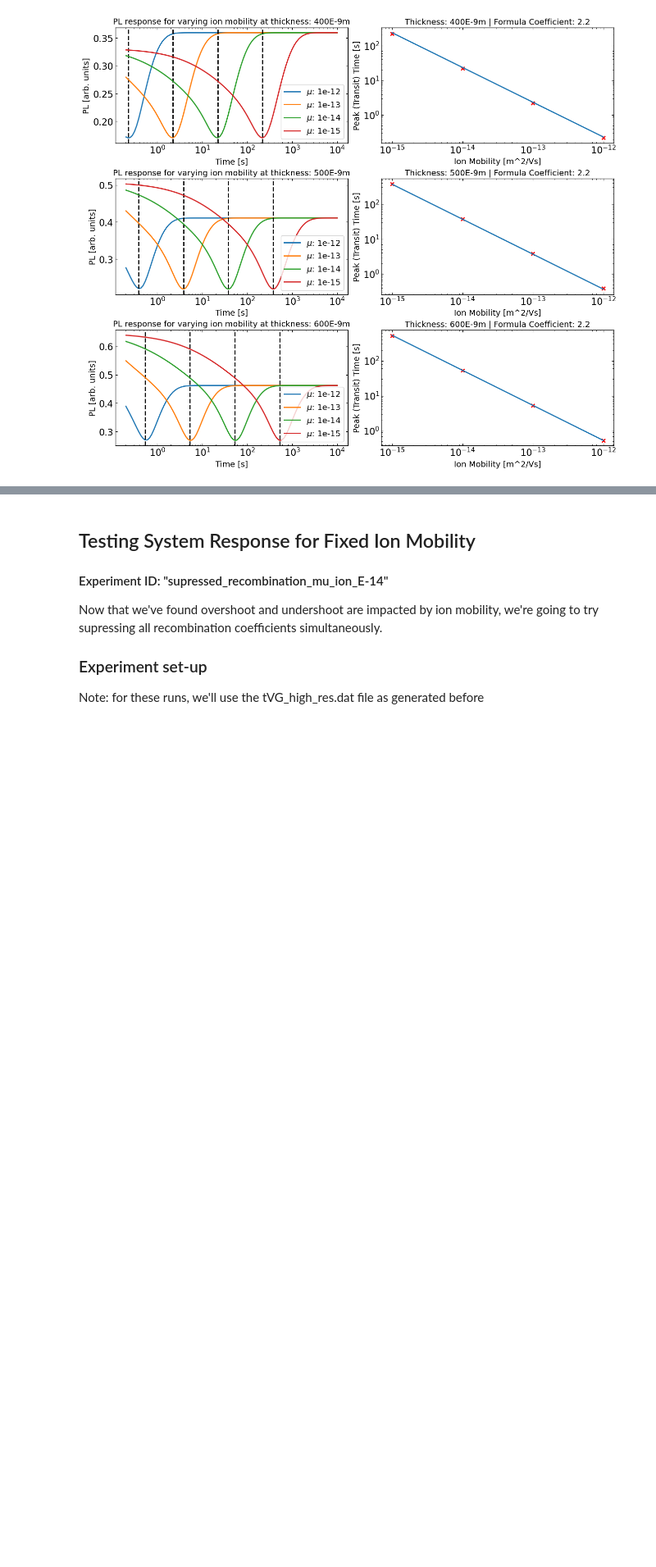
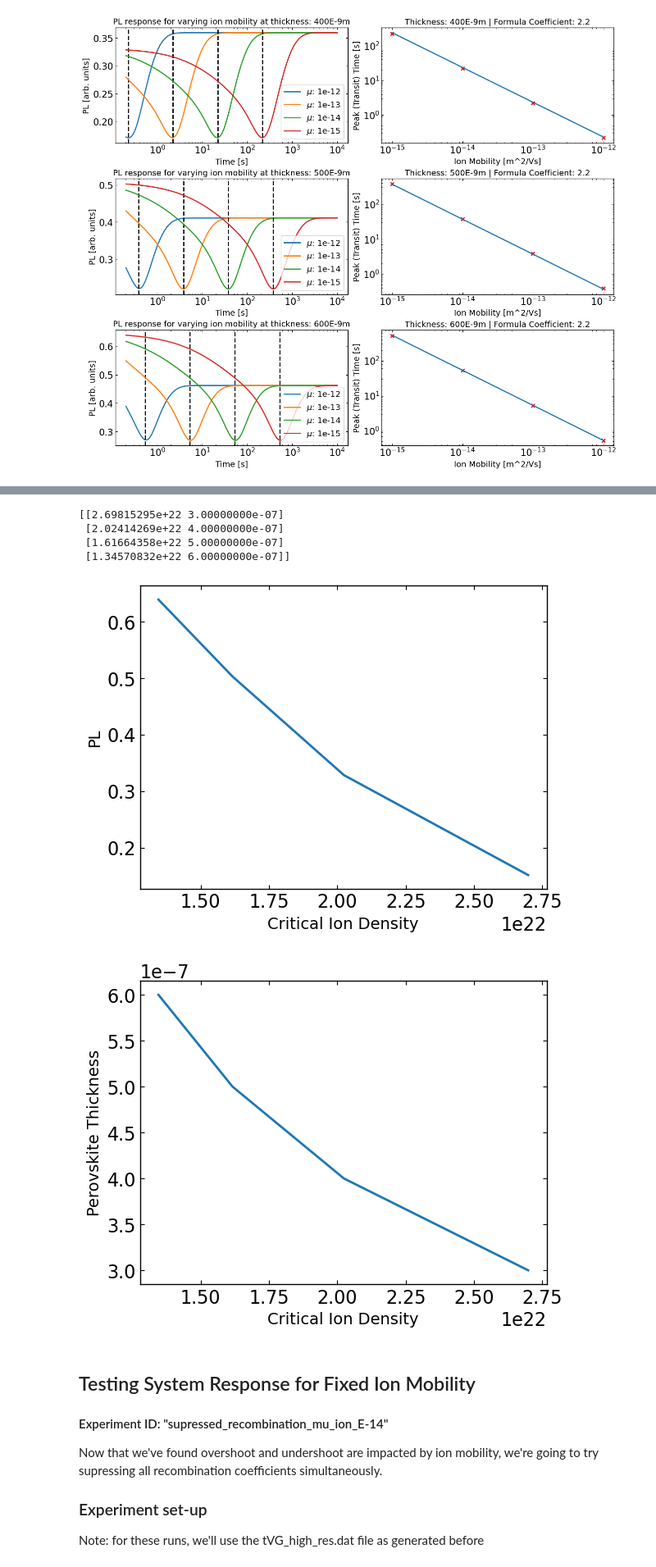
Before and after one commit to joshedmundson/pySIMsalabim, a Jupyter notebook: Notebooks/New PL Project/analysis.ipynb, the cells around one changed output, grey strips where cells are left out. Shown at 82% size. Drawn from its saved outputs; the diff is of its cells as text; code cells hidden in the pictures; blank space fills up the shorter version.

```diff
--- a/Notebooks/New PL Project/analysis.ipynb
+++ b/Notebooks/New PL Project/analysis.ipynb
@@ -591,0 +619,6 @@ for index, thickness in enumerate(perovskite_thicknesses[1:]):
+# %%
+def get_critical_ion_density(absorber_thickness: Number, short_circuit_potential: Number, layer1_thickness: Number,
+                             layer3_thickness: Number, layer1_permittivity: Number, layer3_permittivity: Number) -> Number:
+    q = 1.60217663E-19
+    critical_ion_density = (short_circuit_potential/(q*absorber_thickness)) * (layer1_thickness/layer1_permittivity + layer3_thickness/layer3_permittivity)**(-1)
+    return critical_ion_density
@@ -592,3 +684,44 @@ for index, thickness in enumerate(perovskite_thicknesses[1:]):
+# %%
+# Plot how
+ion_mobility = 1E-15
+
+critical_ion_densities_at_specific_ion_mobility = [critical_ion_density for critical_ion_density in critical_ion_densities if critical_ion_density["ion mobility"]==ion_mobility]
+
+critical_ion_densities_values = np.array([[critical_ion_density["critical ion density"], critical_ion_density["absorber thickness"]] for critical_ion_density in critical_ion_densities_at_specific_ion_mobility])
+print(critical_ion_densities_values)
+critical_ion_densities_and_PL = []
+
+for critical_ion_density in critical_ion_densities_at_specific_ion_mobility:
+    for run in zimt_runs:
+        if run.mu_anion != ion_mobility:
+            continue
+
+        if run.perovskite_thickness != critical_ion_density["absorber thickness"]:
+            continue
+
+        PL_at_Voc = run.tj_data["JdirL2"].values[2]
+
+        critical_ion_densities_and_PL.append([PL_at_Voc, critical_ion_density["critical ion density"], run.perovskite_thickness])
+
+critical_ion_densities_and_PL = np.array(critical_ion_densities_and_PL)
+
+# plt.plot(critical_ion_densities_values[:, 1], critical_ion_densities_values[:, 0])
+plt.plot(critical_ion_densities_and_PL[:, 1], critical_ion_densities_and_PL[:, 0])
+plt.xlabel("Critical Ion Density")
+plt.ylabel("PL")
+plt.show()
+
+plt.plot(critical_ion_densities_and_PL[:, 1], critical_ion_densities_and_PL[:, 2])
+plt.xlabel("Critical Ion Density")
+plt.ylabel("Perovskite Thickness")
+plt.show()
+# %% [output]
+[[2.69815295e+22 3.00000000e-07]
+ [2.02414269e+22 4.00000000e-07]
+ [1.61664358e+22 5.00000000e-07]
+ [1.34570832e+22 6.00000000e-07]]
+[figure, added]
+[figure, added]
 # %% [markdown]
 ## Testing System Response for Fixed Ion Mobility
 #### Experiment ID: "supressed_recombination_mu_ion_E-14"
```
Also changed, not shown: parts of 15 cells of this notebook.
